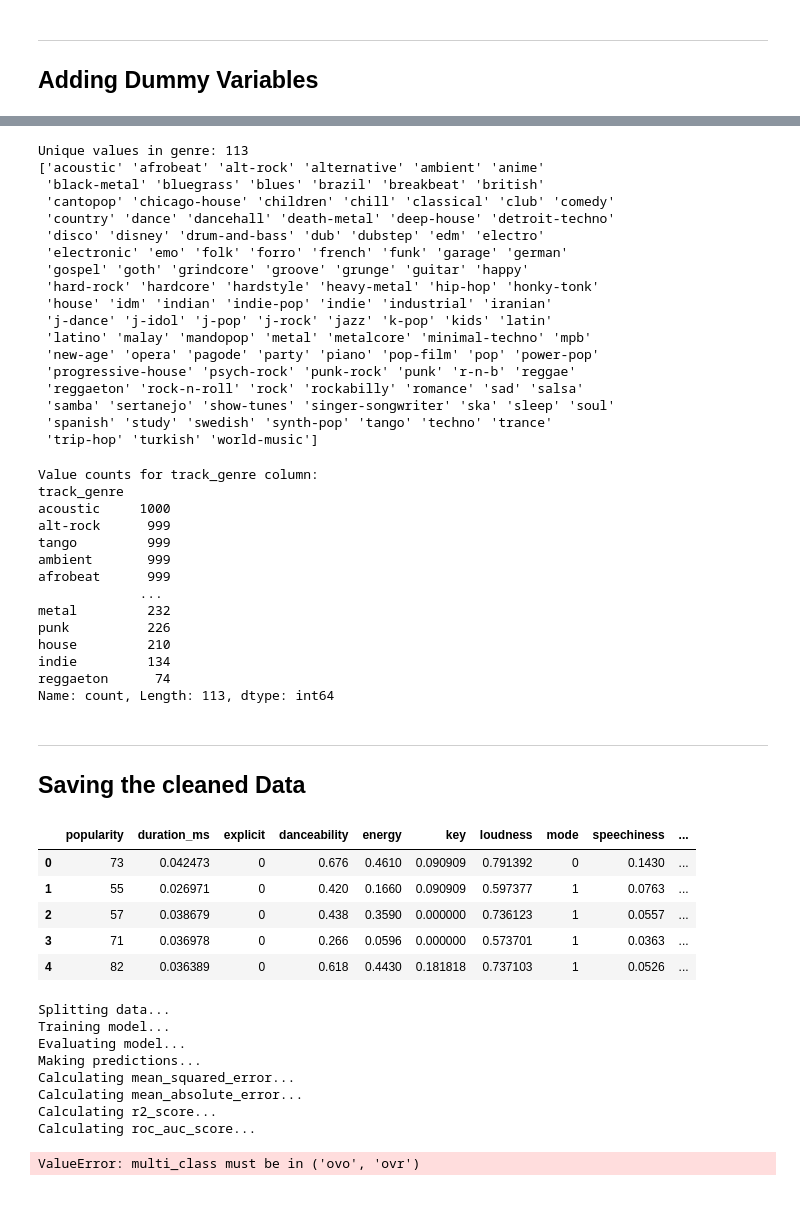
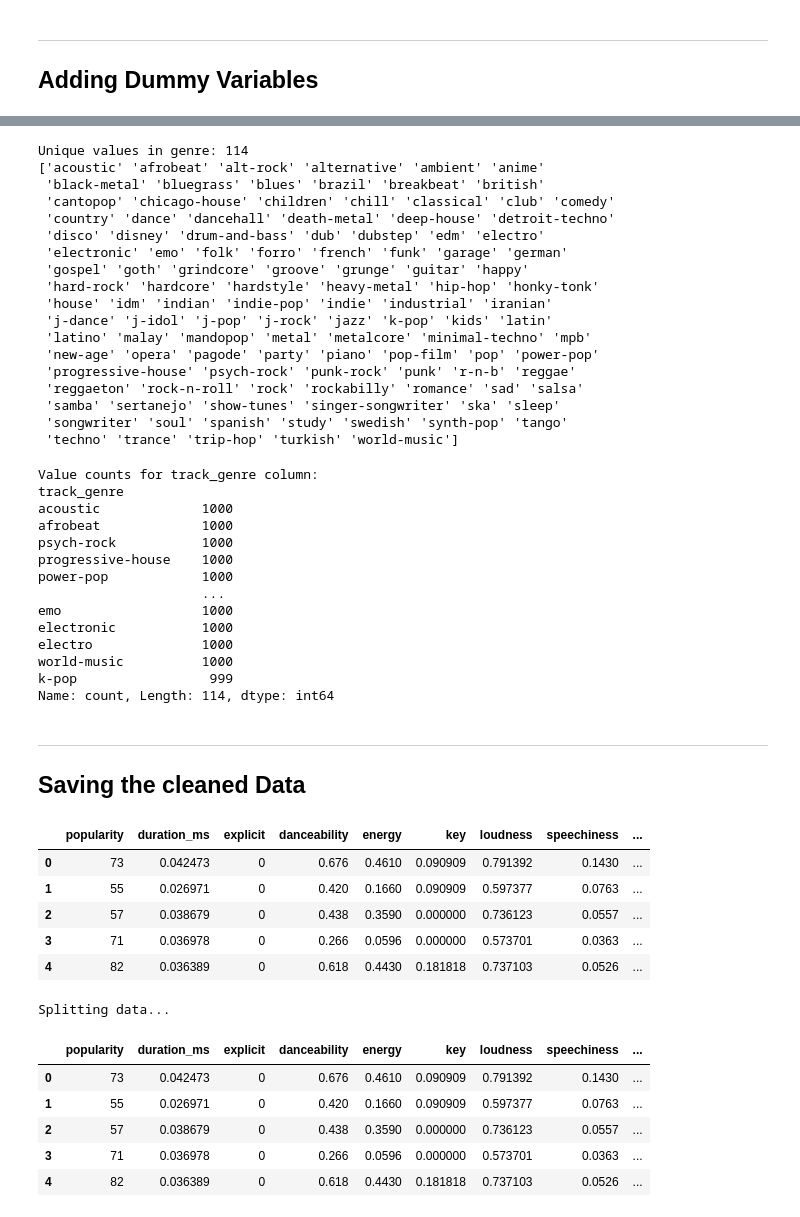
Before and after one commit to itaylor1645/Project-2-Eagle-Eye, a Jupyter notebook: data_cleaning.ipynb, the cells around one changed output, grey strips where cells are left out. Cells and saved outputs as stored; diff of their text form; code cells hidden in the pictures.

```diff
--- a/data_cleaning.ipynb
+++ b/data_cleaning.ipynb
@@ -110,7 +111,7 @@ dtype: int64
 #We want to drop duplicate songs, so unique songs are not represented more than once in the data
 
 # Drop rows with duplicate track_id values
-data_cleaned.drop_duplicates(subset=['track_id'], keep='first', inplace=True)
+#data_cleaned.drop_duplicates(subset=['track_id'], keep='first', inplace=Truei#)
 # %%
 data_cleaned.shape
 # %% [output]
@@ -154,7 +155,7 @@ Data Type: float64, Column: tempo, Range: (0.0, 243.372)
 Data Type: int64, Column: time_signature, Range: (0, 5)
 # %%
 # Columns to scale
-columns_to_scale = ['duration_ms', 'key', 'loudness', 'tempo', 'time_signature']
+columns_to_scale = ['duration_ms', 'loudness', 'tempo', 'time_signature']
 
 # Initialize MinMaxScaler
 scaler = MinMaxScaler()
@@ -243,7 +244,7 @@ print(unique_values)
 
 #There are too many genres that are equally represented
 # %% [output]
-Unique values in genre: 113
+Unique values in genre: 114
 ['acoustic' 'afrobeat' 'alt-rock' 'alternative' 'ambient' 'anime'
  'black-metal' 'bluegrass' 'blues' 'brazil' 'breakbeat' 'british'
  'cantopop' 'chicago-house' 'children' 'chill' 'classical' 'club' 'comedy'
@@ -258,9 +259,9 @@ Unique values in genre: 113
  'new-age' 'opera' 'pagode' 'party' 'piano' 'pop-film' 'pop' 'power-pop'
  'progressive-house' 'psych-rock' 'punk-rock' 'punk' 'r-n-b' 'reggae'
  'reggaeton' 'rock-n-roll' 'rock' 'rockabilly' 'romance' 'sad' 'salsa'
- 'samba' 'sertanejo' 'show-tunes' 'singer-songwriter' 'ska' 'sleep' 'soul'
- 'spanish' 'study' 'swedish' 'synth-pop' 'tango' 'techno' 'trance'
- 'trip-hop' 'turkish' 'world-music']
+ 'samba' 'sertanejo' 'show-tunes' 'singer-songwriter' 'ska' 'sleep'
+ 'songwriter' 'soul' 'spanish' 'study' 'swedish' 'synth-pop' 'tango'
+ 'techno' 'trance' 'trip-hop' 'turkish' 'world-music']
 # %%
 genre_counts = data_cleaned['track_genre'].value_counts()
 
@@ -270,18 +271,18 @@ print(genre_counts)
 # %% [output]
 Value counts for track_genre column:
 track_genre
-acoustic     1000
-alt-rock      999
-tango         999
-ambient       999
-afrobeat      999
-             ...
-metal         232
-punk          226
-house         210
-indie         134
-reggaeton      74
-Name: count, Length: 113, dtype: int64
+acoustic             1000
+afrobeat             1000
+psych-rock           1000
+progressive-house    1000
+power-pop            1000
+                     ...
+emo                  1000
+electronic           1000
+electro              1000
+world-music          1000
+k-pop                 999
+Name: count, Length: 114, dtype: int64
 # %% [markdown]
 
 ---
@@ -297,31 +298,27 @@ data_cleaned.to_csv(file_path, index=False)
 # %%
 #Columns to drop: track_genre, track_id, artists, album_name, track_name
 
-columns_to_drop = ['track_genre', 'track_id', 'artists', 'album_name', 'track_name']
+columns_to_drop = ['track_id', 'artists', 'album_name', 'track_name','mode']
 data_cleaned.drop(columns=columns_to_drop, inplace=True)
 data_cleaned.head()
 # %% [output]
-|  | popularity | duration_ms | explicit | danceability | energy | key | loudness | mode | speechiness | ... |
-| 0 | 73 | 0.042473 | 0 | 0.676 | 0.4610 | 0.090909 | 0.791392 | 0 | 0.1430 | ... |
-| 1 | 55 | 0.026971 | 0 | 0.420 | 0.1660 | 0.090909 | 0.597377 | 1 | 0.0763 | ... |
-| 2 | 57 | 0.038679 | 0 | 0.438 | 0.3590 | 0.000000 | 0.736123 | 1 | 0.0557 | ... |
-| 3 | 71 | 0.036978 | 0 | 0.266 | 0.0596 | 0.000000 | 0.573701 | 1 | 0.0363 | ... |
-| 4 | 82 | 0.036389 | 0 | 0.618 | 0.4430 | 0.181818 | 0.737103 | 1 | 0.0526 | ... |
+|  | popularity | duration_ms | explicit | danceability | energy | key | loudness | speechiness | ... |
+| 0 | 73 | 0.042473 | 0 | 0.676 | 0.4610 | 0.090909 | 0.791392 | 0.1430 | ... |
+| 1 | 55 | 0.026971 | 0 | 0.420 | 0.1660 | 0.090909 | 0.597377 | 0.0763 | ... |
+| 2 | 57 | 0.038679 | 0 | 0.438 | 0.3590 | 0.000000 | 0.736123 | 0.0557 | ... |
+| 3 | 71 | 0.036978 | 0 | 0.266 | 0.0596 | 0.000000 | 0.573701 | 0.0363 | ... |
+| 4 | 82 | 0.036389 | 0 | 0.618 | 0.4430 | 0.181818 | 0.737103 | 0.0526 | ... |
 # %%
 data_cleaned.to_csv(file_path_2, index=False)
 # %%
 # Training the Model
-eagle_eye = EagleEye(file_path_2, 'popularity')
-eagle_eye.train_model()
-evaluation = eagle_eye.evaluate_model()
-print(evaluation)
+eagle_eye = EagleEye(file_path_2, 'track_genre')
+eagle_eye.X.head()
 # %% [output]
 Splitting data...
-Training model...
-Evaluating model...
-Making predictions...
-Calculating mean_squared_error...
-Calculating mean_absolute_error...
-Calculating r2_score...
-Calculating roc_auc_score...
-ValueError: multi_class must be in ('ovo', 'ovr')
+|  | popularity | duration_ms | explicit | danceability | energy | key | loudness | speechiness | ... |
+| 0 | 73 | 0.042473 | 0 | 0.676 | 0.4610 | 0.090909 | 0.791392 | 0.1430 | ... |
+| 1 | 55 | 0.026971 | 0 | 0.420 | 0.1660 | 0.090909 | 0.597377 | 0.0763 | ... |
+| 2 | 57 | 0.038679 | 0 | 0.438 | 0.3590 | 0.000000 | 0.736123 | 0.0557 | ... |
+| 3 | 71 | 0.036978 | 0 | 0.266 | 0.0596 | 0.000000 | 0.573701 | 0.0363 | ... |
+| 4 | 82 | 0.036389 | 0 | 0.618 | 0.4430 | 0.181818 | 0.737103 | 0.0526 | ... |
```
Also changed, not shown: parts of 3 cells of this notebook, 3 other files.
